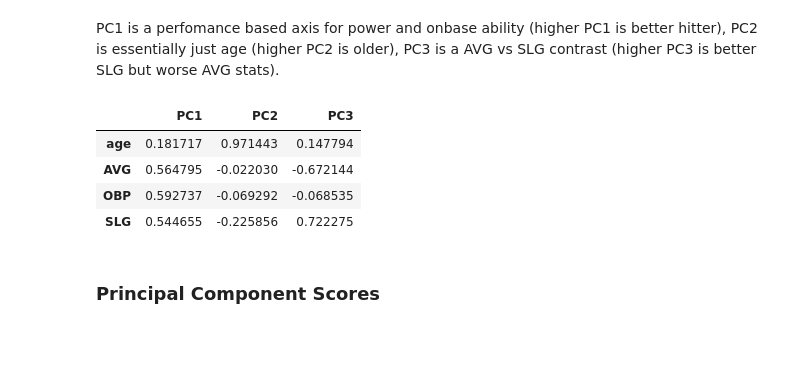
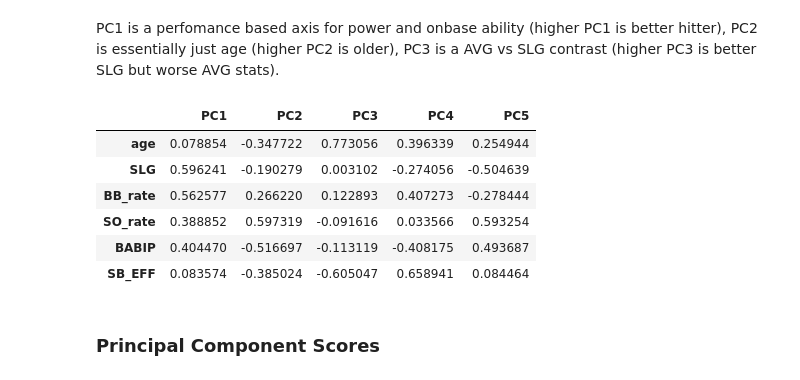
Before and after one commit to nw93929/DS6021-Project, a Jupyter notebook: models/kmeans - batters.ipynb, the cells around one changed output. Cells and saved outputs as stored; diff of their text form; code cells hidden in the pictures; blank space fills up the shorter version.

```diff
--- a/models/kmeans - batters.ipynb
+++ b/models/kmeans - batters.ipynb
@@ -43,6 +53,6 @@ all_star                int64
 dtype: object
 # %%
 # remove variables where distance isn't meaningful like year and salary since we want to look at performance for batters (offense stats only)
-X = X.drop(columns=['year', 'avg_salary_year', 'free_agent_salary', 'PB', 'WP', 'SB.1', 'CS.1', 'won_cy_young', 'won_mvp', 'won_gold_glove', 'won_silver_slugger', 'all_star', 'PO', 'InnOuts', 'A', 'E', 'ZR'])
+X = X.drop(columns=['year', 'free_agent_salary', 'PB', 'WP', 'won_cy_young', 'won_mvp', 'won_gold_glove', 'won_silver_slugger', 'all_star', 'PO', 'InnOuts', 'A', 'E', 'ZR'])
 X.columns
 # %% [output]
@@ -72,3 +109,7 @@ ISO - how much of player's production comes from extra base hits like doubles, t
+# %%
+X = X.dropna()
+Xorig = X.copy()
+X = X.drop(columns=['avg_salary_year', 'contract_length'])
 # %%
 K_values = list(range(1, 11))
 wcss = []
@@ -156,2 +197,22 @@ KMeans is known to have a memory leak on Windows with MKL, when there are less c
 # %% [markdown]
 Looks like 2 clusters is best
+# %%
+pipe = Pipeline([
+    ("scaler", StandardScaler()),
+    ("pca", PCA(random_state=6021)),
+    ("kmeans", KMeans(n_clusters=2, init="k-means++", n_init="auto", random_state=6021))
+])
+
+# 2. Fit PCA with all possible components (6)
+pipe.fit(X)
+pca = pipe["pca"]
+
+# 3. Plot the Cumulative Explained Variance
+plt.figure(figsize=(8, 5))
+plt.plot(range(1, 7), pca.explained_variance_ratio_.cumsum(), marker='o', linestyle='--')
+plt.title('Cumulative Explained Variance by Component')
+plt.xlabel('Number of Components')
+plt.ylabel('Cumulative Explained Variance')
+plt.axhline(y=0.85, color='r', linestyle='-') # Threshold line at 90%
+plt.grid()
+plt.show()
@@ -158,7 +222,7 @@ Looks like 2 clusters is best
 # %%
 pipe = Pipeline([
     ("scaler", StandardScaler()),
-    ("pca", PCA(n_components=3, random_state=6021)),
+    ("pca", PCA(n_components=5, random_state=6021)),
     ("kmeans", KMeans(n_clusters=2, init="k-means++", n_init="auto", random_state=6021))
 ])
 
@@ -173,16 +237,18 @@ PC1 is a perfomance based axis for power and onbase ability (higher PC1 is bette
 # %%
 pca_loadings = pd.DataFrame(
     pipe["pca"].components_.T,
     index=X.columns,
-    columns=['PC1', 'PC2', 'PC3']
+    columns=['PC1', 'PC2', 'PC3', 'PC4', 'PC5']
 )
 pca_loadings
 # %% [output]
-|  | PC1 | PC2 | PC3 |
-| age | 0.181717 | 0.971443 | 0.147794 |
-| AVG | 0.564795 | -0.022030 | -0.672144 |
-| OBP | 0.592737 | -0.069292 | -0.068535 |
-| SLG | 0.544655 | -0.225856 | 0.722275 |
+|  | PC1 | PC2 | PC3 | PC4 | PC5 |
+| age | 0.078854 | -0.347722 | 0.773056 | 0.396339 | 0.254944 |
+| SLG | 0.596241 | -0.190279 | 0.003102 | -0.274056 | -0.504639 |
+| BB_rate | 0.562577 | 0.266220 | 0.122893 | 0.407273 | -0.278444 |
+| SO_rate | 0.388852 | 0.597319 | -0.091616 | 0.033566 | 0.593254 |
+| BABIP | 0.404470 | -0.516697 | -0.113119 | -0.408175 | 0.493687 |
+| SB_EFF | 0.083574 | -0.385024 | -0.605047 | 0.658941 | 0.084464 |
 # %% [markdown]
 ### Principal Component Scores
 # %%
```
Also changed, not shown: parts of 30 cells of this notebook, 1 other file.
